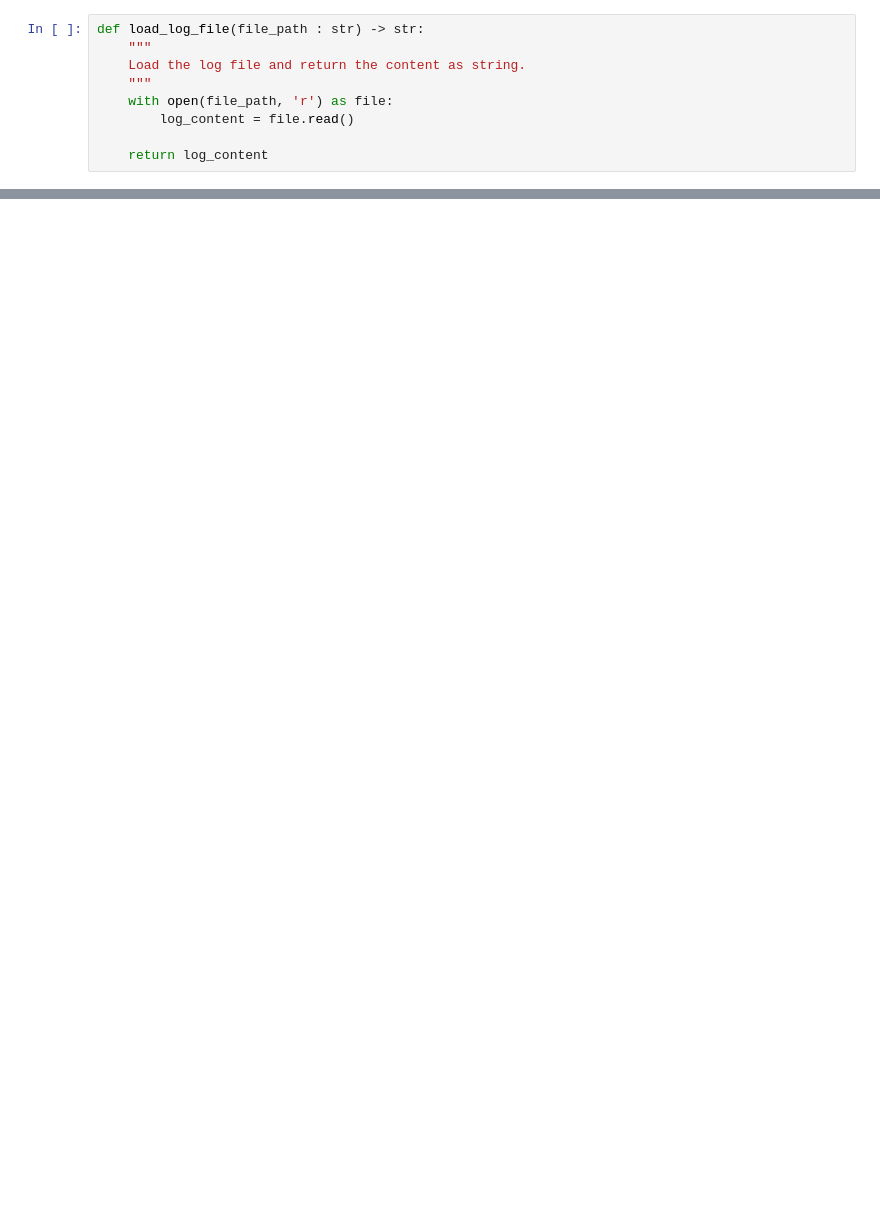
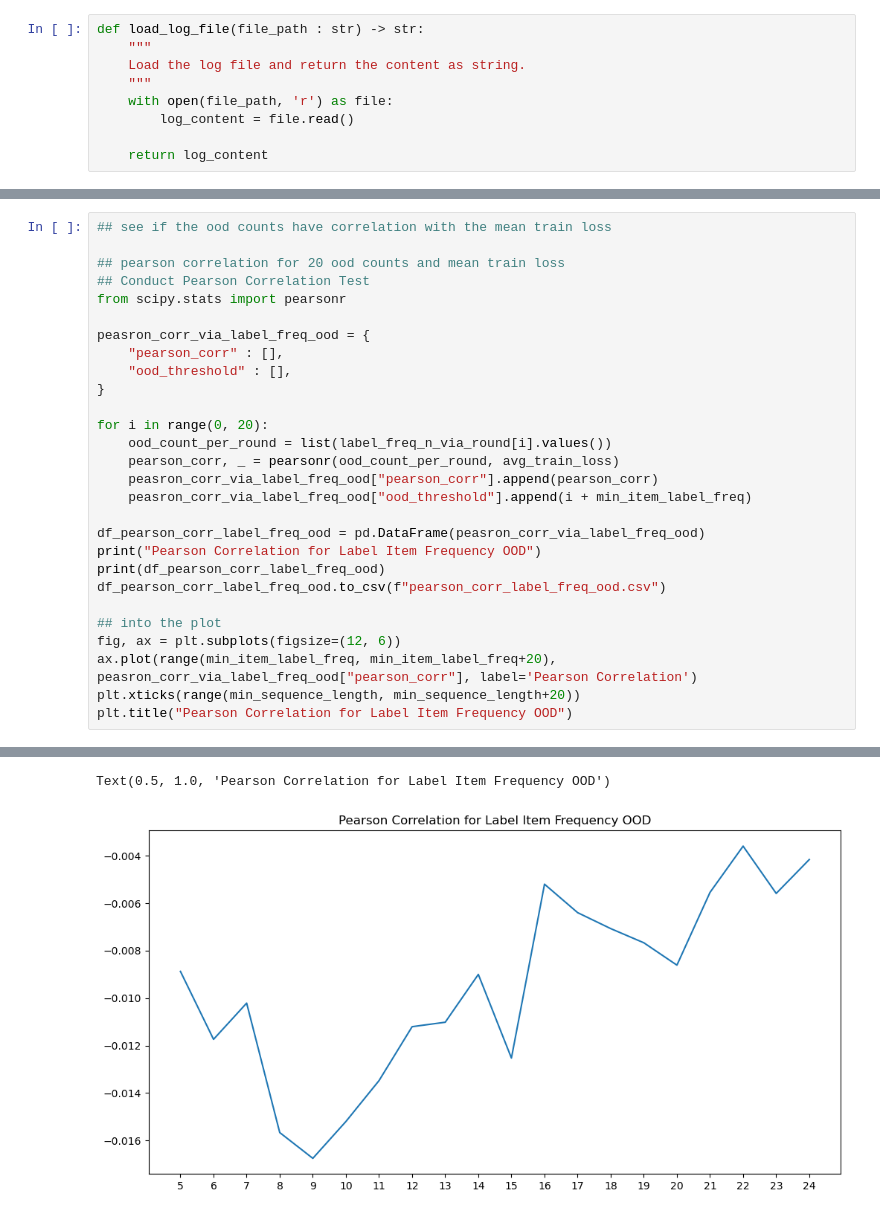
Before and after one commit to oss0430/DAforFedSeqRec, a Jupyter notebook: gradient_analysis.ipynb, the cells around one changed output, grey strips where cells are left out. Saved outputs shown, nothing was run; the diff lists cells and outputs as text; blank space fills up the shorter version.

```diff
--- a/gradient_analysis.ipynb
+++ b/gradient_analysis.ipynb
@@ -155,0 +414,29 @@ print(result_string)
+# %%
+## see if the ood counts have correlation with the mean train loss
+
+## pearson correlation for 20 ood counts and mean train loss
+## Conduct Pearson Correlation Test
+from scipy.stats import pearsonr
+
+peasron_corr_via_label_freq_ood = {
+    "pearson_corr" : [],
+    "ood_threshold" : [],
+}
+
+for i in range(0, 20):
+    ood_count_per_round = list(label_freq_n_via_round[i].values())
+    pearson_corr, _ = pearsonr(ood_count_per_round, avg_train_loss)
+    peasron_corr_via_label_freq_ood["pearson_corr"].append(pearson_corr)
+    peasron_corr_via_label_freq_ood["ood_threshold"].append(i + min_item_label_freq)
+
+df_pearson_corr_label_freq_ood = pd.DataFrame(peasron_corr_via_label_freq_ood)
+print("Pearson Correlation for Label Item Frequency OOD")
+print(df_pearson_corr_label_freq_ood)
+df_pearson_corr_label_freq_ood.to_csv(f"pearson_corr_label_freq_ood.csv")
+
+## into the plot
+fig, ax = plt.subplots(figsize=(12, 6))
+ax.plot(range(min_item_label_freq, min_item_label_freq+20), peasron_corr_via_label_freq_ood["pearson_corr"], label='Pearson Correlation')
+plt.xticks(range(min_sequence_length, min_sequence_length+20))
+plt.title("Pearson Correlation for Label Item Frequency OOD")
+# %% [output]
@@ -155,0 +460,2 @@ print(result_string)
+Text(0.5, 1.0, 'Pearson Correlation for Label Item Frequency OOD')
+[figure, added]
```
Also changed, not shown: parts of 18 cells of this notebook, 8 other files.
